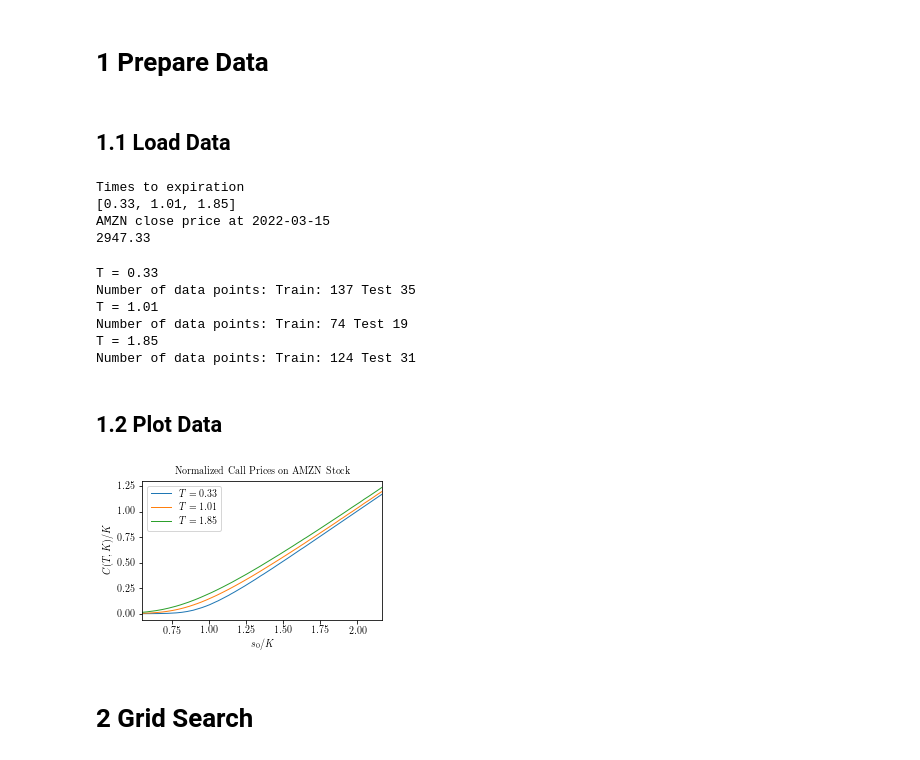
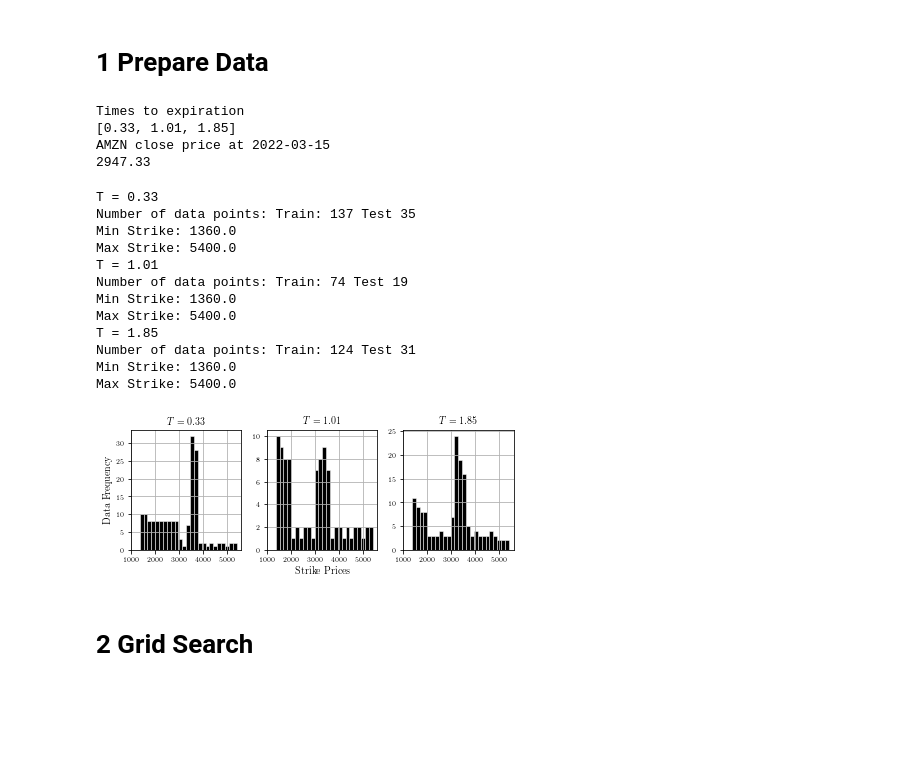
Before and after one commit to oliverweber1/Neural-Network-Option-Pricing-Master-Thesis, a Jupyter notebook: Code/One-dim AMZN Prices Approximation.ipynb, the cells around one changed output. Drawn from its saved outputs; the diff is of its cells as text; code cells hidden in the pictures; blank space fills up the shorter version.

```diff
--- a/Code/One-dim AMZN Prices Approximation.ipynb
+++ b/Code/One-dim AMZN Prices Approximation.ipynb
@@ -30,8 +30,6 @@ np.random.seed(seed=123)
 set_seed(1234)
 # %% [markdown]
 # 1 Prepare Data
-# %% [markdown]
-## 1.1 Load Data
 # %%
 asof = date(2022, 3, 15) # date of obtained close prices
 maturities = [date(2022, 7, 15), date(2023, 3, 17), date(2024, 1, 19)]
@@ -54,12 +52,11 @@ AMZN close price at 2022-03-15
 """
 Train-test split for each maturity
 """
-X = {}
-y = {}
 X_train = {}
 X_test = {}
 y_train = {}
 y_test = {}
+strikes = {}
 
 for t in T:
     df = pd.read_csv(data_path + 'amzn-options-exp-{}-monthly-show-all-stacked-03-16-2022.csv'.format(T[t]))
@@ -69,34 +66,44 @@ for t in T:
     df = df[['Strike', 'Midpoint']]
     df['Option Norm'] = df['Midpoint'] / df['Strike']
     df['Stock Norm'] = s0 / df['Strike']
-    X[t] = np.array(df['Stock Norm']).reshape((len(df), 1))
-    y[t] = np.array([df['Option Norm']]).reshape((len(df), 1))
-    X_train[t], X_test[t], y_train[t], y_test[t] = train_test_split(X[t], y[t], test_size=0.2)
+    X = np.array(df['Stock Norm']).reshape((len(df), 1))
+    y = np.array([df['Option Norm']]).reshape((len(df), 1))
+    X_train[t], X_test[t], y_train[t], y_test[t] = train_test_split(X, y, test_size=0.2)
+    strikes[t] = df['Strike']
     print('T = {}'.format(t))
     print('Number of data points: Train: {} Test {}'.format(len(X_train[t]), len(X_test[t])))
+    print('Min Strike: {}'.format(df['Strike'].min()))
+    print('Max Strike: {}'.format(df['Strike'].max()))
 # %% [output]
 T = 0.33
 Number of data points: Train: 137 Test 35
+Min Strike: 1360.0
+Max Strike: 5400.0
 T = 1.01
 Number of data points: Train: 74 Test 19
+Min Strike: 1360.0
+Max Strike: 5400.0
 T = 1.85
 Number of data points: Train: 124 Test 31
+Min Strike: 1360.0
+Max Strike: 5400.0
-# %% [markdown]
-## 1.2 Plot Data
-# %%
-fig = plt.figure(figsize=(4, 2.5))
-ax = fig.add_subplot()
-fig.tight_layout()
-ax.margins(x=0)
-for t in T:
-    ax.plot(X[t], y[t], label='$T={}$'.format(t), lw=lwidth)
-ax.set_xlabel('$s_0/K$', fontsize=10)
-ax.set_ylabel('$C(T,K)/K$', fontsize=10)
-ax.set_title('Normalized Call Prices on AMZN Stock', fontsize=10)
-plt.legend(fontsize=10)
-plt.savefig(plot_path + 'AMZN_Prices.pdf')
-# %% [output]
-[figure, removed]
+# %%
+# plot histogram of strike frequencies
+fig, axes = plt.subplots(1, 3, figsize=(6, 2.5))
+fig.tight_layout()
+for t, ax in zip(T, axes):
+    _ = ax.hist(strikes[t], bins=25, color='black', edgecolor='white', linewidth=0.5)
+    ax.tick_params(axis='both', which='major', labelsize=7)
+    ax.tick_params(axis='both', which='minor', labelsize=7)
+    ax.xaxis.set_ticks([1000, 2000, 3000, 4000, 5000])
+    ax.grid(True)
+    ax.set_title('$T={}$'.format(t), fontsize=10)
+axes[1].set_xlabel('Strike Prices', fontsize=10)
+axes[0].set_ylabel('Data Frequency', fontsize=10)
+plt.tight_layout()
+plt.savefig(plot_path + 'AMZN_strike_hist.pdf')
+# %% [output]
+[figure, added]
 # %% [markdown]
 # 2 Grid Search
 # %% [markdown]
```
Also changed, not shown: 3 other files.
